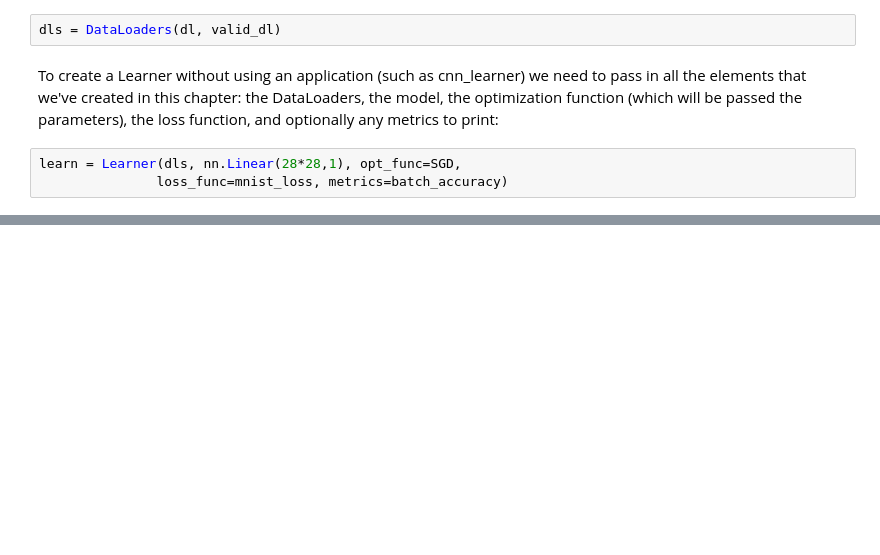
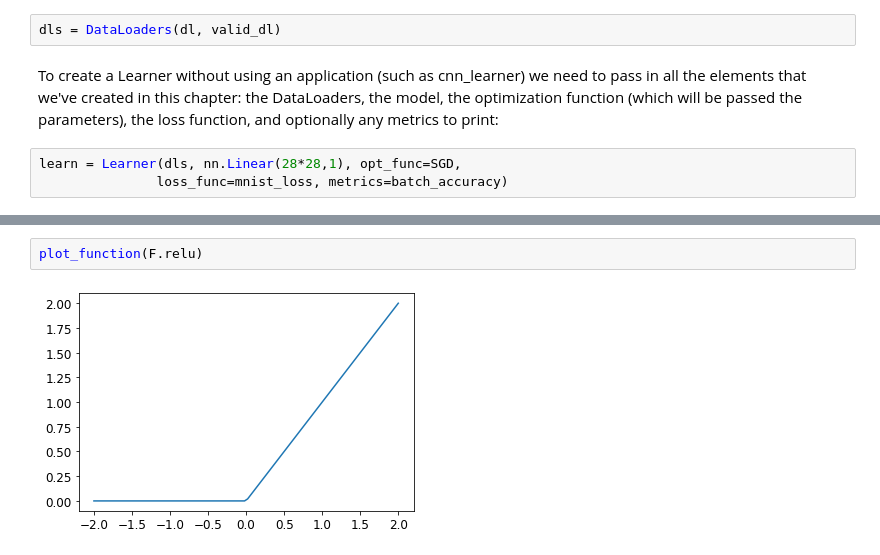
Before and after one commit to code4plot/aws, a Jupyter notebook: MNIST_3-7.ipynb, the cells around one changed output, grey strips where cells are left out. Cells and saved outputs as stored; diff of their text form; blank space fills up the shorter version.

```diff
--- a/MNIST_3-7.ipynb
+++ b/MNIST_3-7.ipynb
@@ -732,0 +752,4 @@ learn.fit(10, lr=lr)
+# %%
+plot_function(F.relu)
+# %% [output]
+[figure, added]
```
Also changed, not shown: parts of 28 cells of this notebook.
